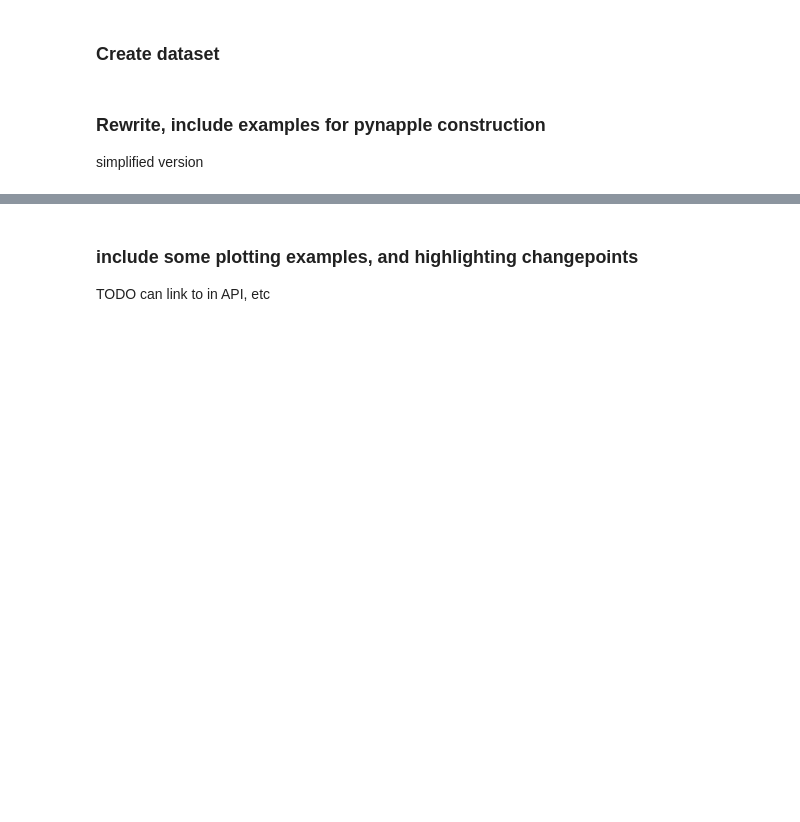
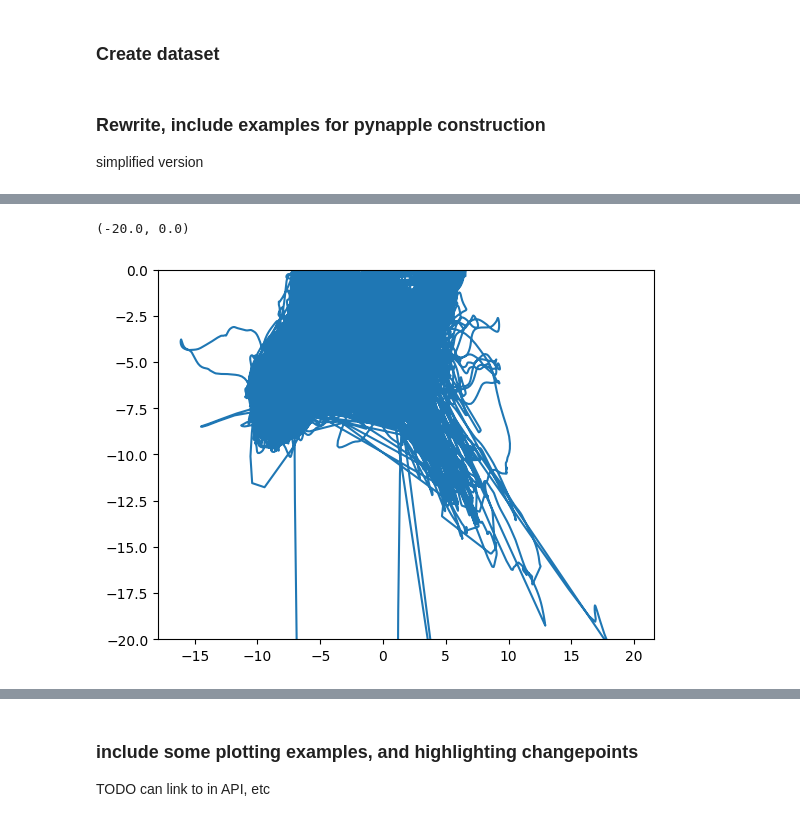
Before and after one commit to Akseli-Ilmanen/EthoGraph, a Jupyter notebook: examples/create_dataset_Moll25.ipynb, the cells around one changed output, grey strips where cells are left out. Cells and saved outputs as stored; diff of their text form; code cells hidden in the pictures; blank space fills up the shorter version.

```diff
--- a/examples/create_dataset_Moll25.ipynb
+++ b/examples/create_dataset_Moll25.ipynb
@@ -378,3 +386,11 @@ angles, angle_rgb = add_angle_rgb_to_nap(
     position_key="position",
     xy_columns=["x", "y"],
 )
+# %%
+import matplotlib.pyplot as plt
+
+plt.plot(pos_tsd.d[:, 0], pos_tsd.d[:, 1])
+plt.ylim(-20, 0)
+# %% [output]
+(-20.0, 0.0)
+[figure, added]
```
Also changed, not shown: parts of 4 cells of this notebook, 37 other files.
